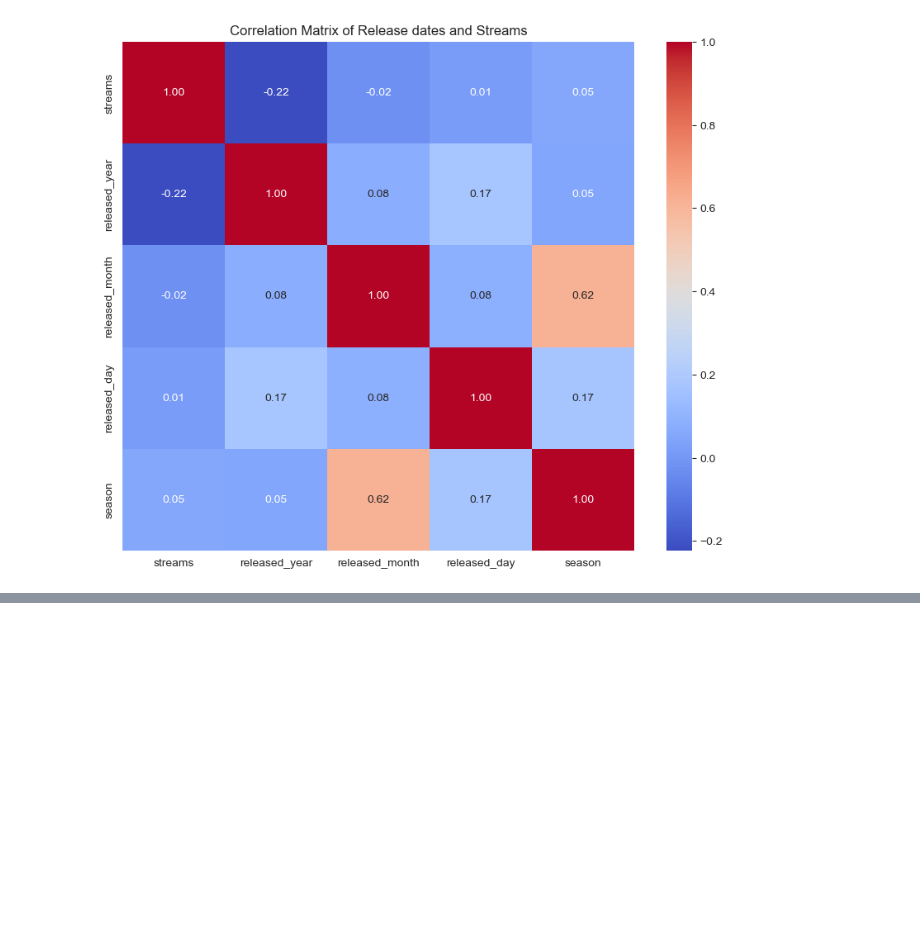
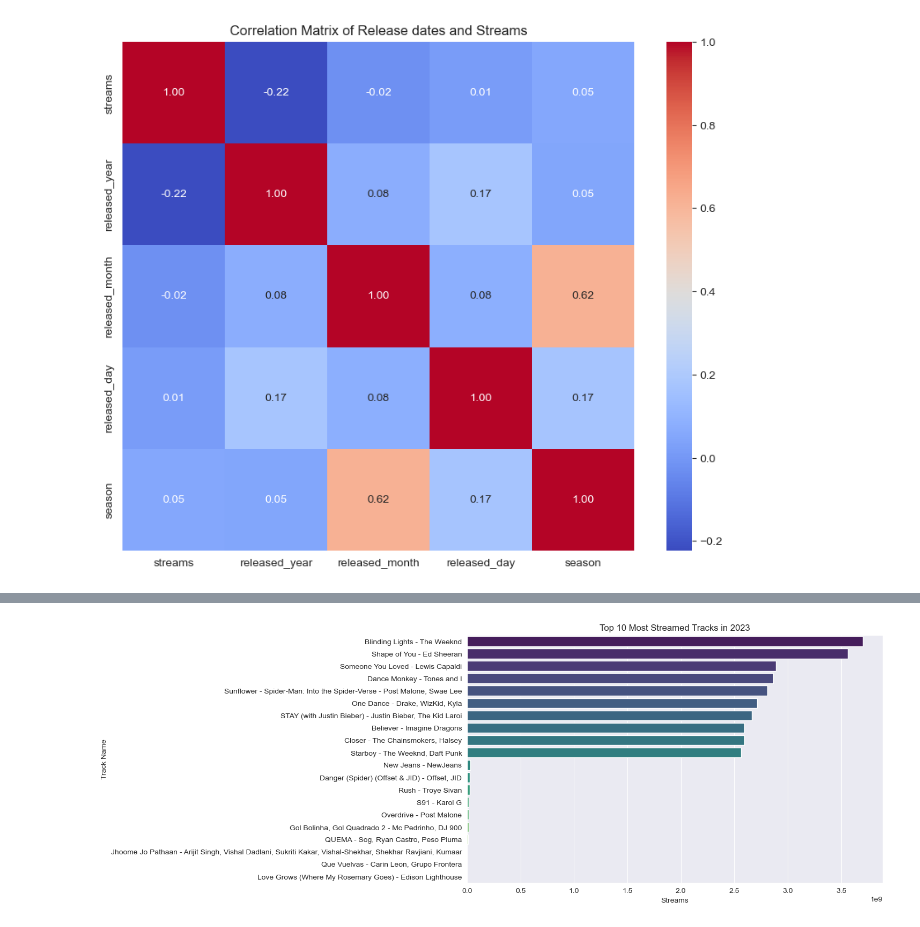
Before and after one commit to XaverHeuser/eda-spotify-dataset-2024, a Jupyter notebook: notebooks/03_eda.ipynb, the cells around one changed output, grey strips where cells are left out. Saved outputs shown, nothing was run; the diff lists cells and outputs as text; code cells hidden in the pictures; blank space fills up the shorter version.

```diff
--- a/notebooks/03_eda.ipynb
+++ b/notebooks/03_eda.ipynb
@@ -333,0 +373,26 @@ plt.show()
+# %%
+df_tracks = df.copy()
+# %%
+top_bottom_tracks = pd.concat([
+    df_tracks.sort_values(by='streams', ascending=False).head(10),  # top 10
+    df_tracks.sort_values(by='streams', ascending=False).tail(10)   # bottom 10
+])
+top_bottom_tracks = top_bottom_tracks.reset_index(drop=True)
+
+top_bottom_tracks['track_artist'] = (
+    top_bottom_tracks['track_name'] + ' - ' + top_bottom_tracks['artist(s)_name']
+)
+# %%
+plt.figure(figsize=(10,6))
+sns.barplot(
+    x='streams',
+    y='track_artist',
+    data=top_bottom_tracks,
+    palette='viridis'
+)
+plt.xlabel('Streams')
+plt.ylabel('Track Name')
+plt.title('Top 10 Most Streamed Tracks in 2023')
+plt.show()
+# %% [output]
+[figure, added]
```
Also changed, not shown: parts of 17 cells of this notebook.
